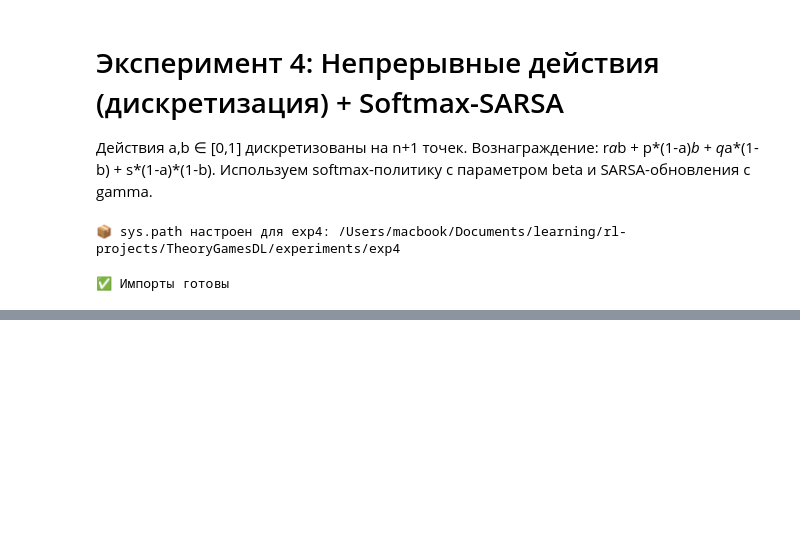
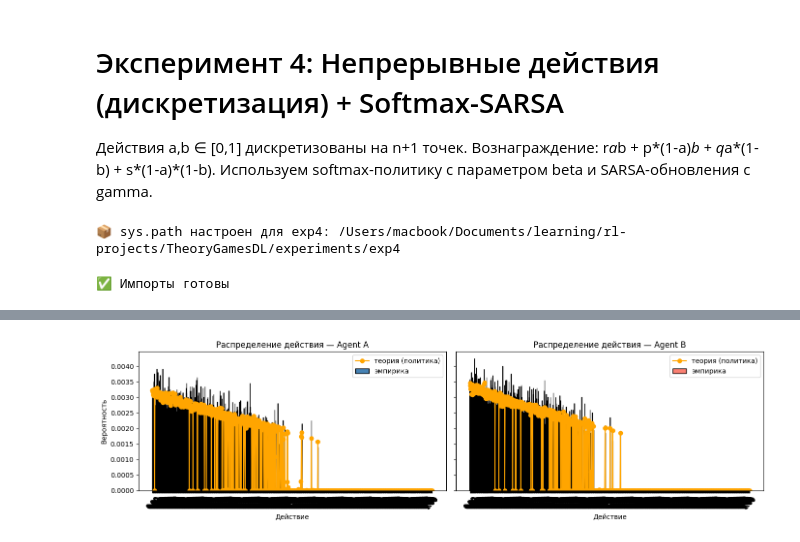
Before and after one commit to ThunderstormXX/TheoryGamesDL, a Jupyter notebook: experiments/exp4/notebooks/results.ipynb, the cells around one changed output, grey strips where cells are left out. Drawn from its saved outputs; the diff is of its cells as text; code cells hidden in the pictures; blank space fills up the shorter version.

```diff
--- a/experiments/exp4/notebooks/results.ipynb
+++ b/experiments/exp4/notebooks/results.ipynb
@@ -121,0 +108,18 @@ Argmax A: 0.03 | Argmax B: 0.046
+# %%
+# Распределение случайной величины (выбор действия): эмпирика vs теория (через viz)
+import importlib
+import numpy as np
+import viz
+importlib.reload(viz)
+from viz import plot_two_policies_pmf_vs_empirical
+
+N = 20000  # размер выборки для эмпирики
+pa = np.array(policies_a[-1])  # Agent A
+pb = np.array(policies_b[-1])  # Agent B
+actions = game.grid()
+
+plot_two_policies_pmf_vs_empirical(pa, pb, actions=actions, N=N,
+                                   title_a='Распределение действия — Agent A',
+                                   title_b='Распределение действия — Agent B')
+# %% [output]
+[figure, added]
```
Also changed, not shown: parts of 4 cells of this notebook, 3 other files.
